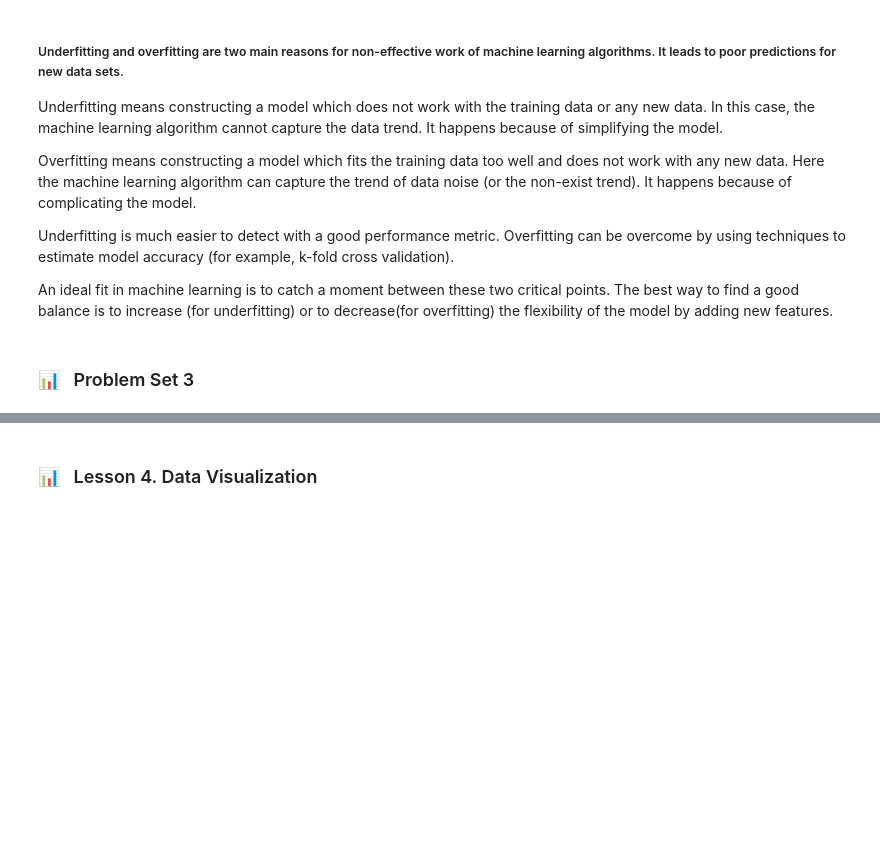
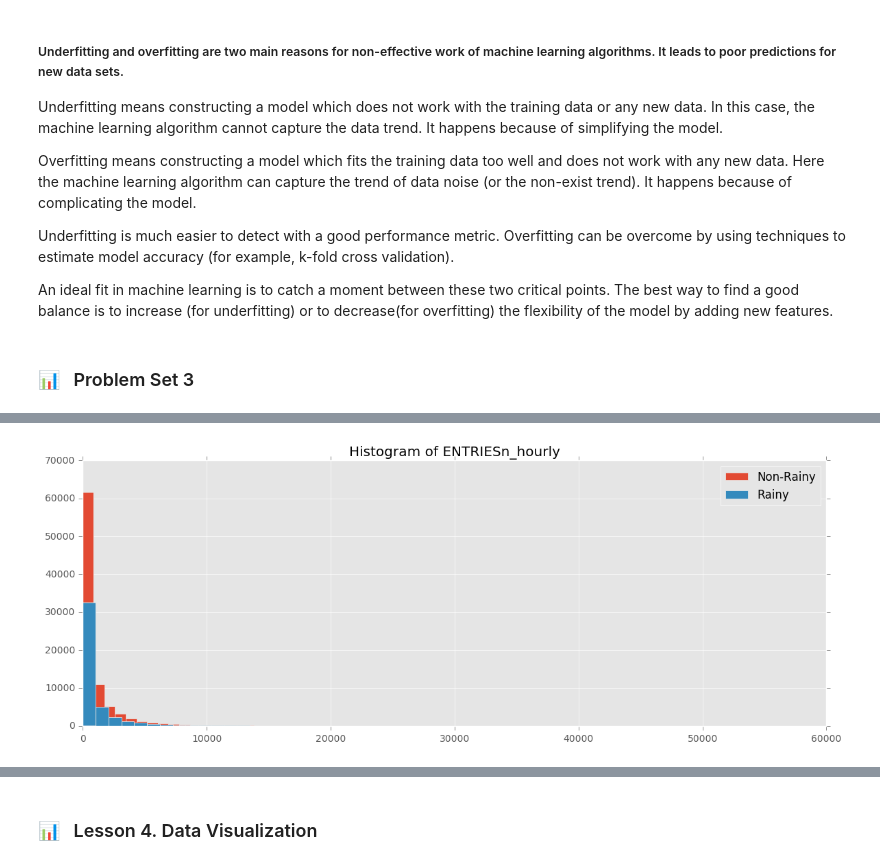
Before and after one commit to OlgaBelitskaya/reflections, a Jupyter notebook: ud359/reflections-ud359-3-4.ipynb, the cells around one changed output, grey strips where cells are left out. Cells and saved outputs as stored; diff of their text form; code cells hidden in the pictures; blank space fills up the shorter version.

```diff
--- a/ud359/reflections-ud359-3-4.ipynb
+++ b/ud359/reflections-ud359-3-4.ipynb
@@ -160,0 +211,2 @@ An ideal fit in machine learning is to catch a moment between these two critical
+# %%
+data = pd.read_csv('turnstile_data_master_with_weather.csv')
@@ -161,9 +234,5 @@ An ideal fit in machine learning is to catch a moment between these two critical
 # %%
 # 1
-import numpy as np
-import pandas
-import matplotlib.pyplot as plt
-
 def entries_histogram(turnstile_weather):
     '''
     Before we perform any analysis, it might be useful to take a
@@ -187,6 +256,10 @@ def entries_histogram(turnstile_weather):
     '''
 
     plt.figure()
-    turnstile_weather['...'] # your code here to plot a historgram for hourly entries when it is raining
-    turnstile_weather['...'] # your code here to plot a historgram for hourly entries when it is not raining
+    turnstile_weather['ENTRIESn_hourly'][turnstile_weather['rain']==0].hist(bins=50)
+    # your code here to plot a historgram for hourly entries when it is raining
+    turnstile_weather['ENTRIESn_hourly'][turnstile_weather['rain']==1].hist(bins=50)
+    plt.title("Histogram of ENTRIESn_hourly")
+    plt.legend(['Non-Rainy','Rainy'])
+    # your code here to plot a historgram for hourly entries when it is not raining
     return plt
@@ -194,0 +266,5 @@ def entries_histogram(turnstile_weather):
+# %%
+matplotlib.rcParams['figure.figsize'] = (14, 5)
+plt.style.use('ggplot')
+entries_histogram(data)
+# %% [output]
@@ -194,0 +272 @@ def entries_histogram(turnstile_weather):
+[figure, added]
```
Also changed, not shown: parts of 24 cells of this notebook.
